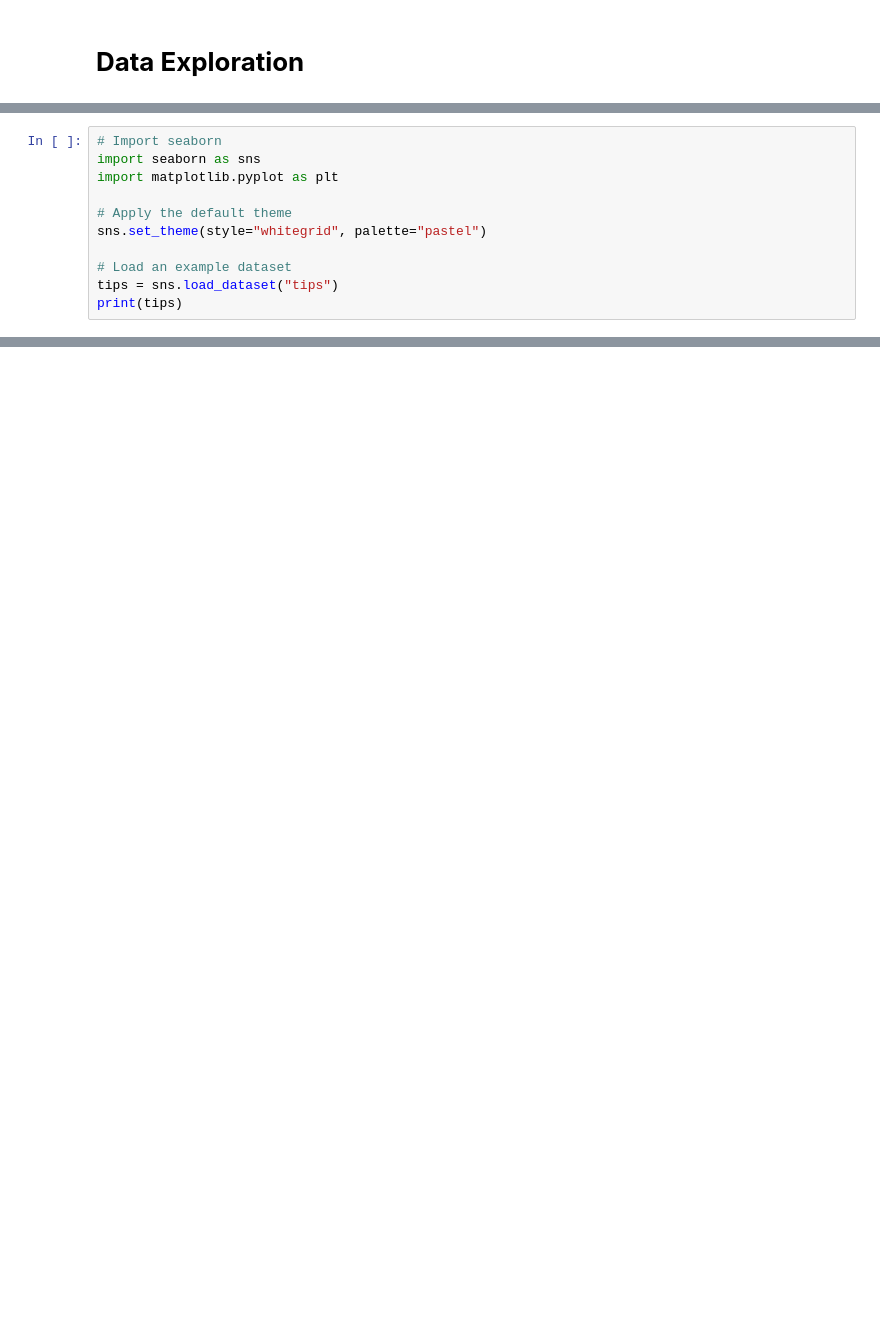
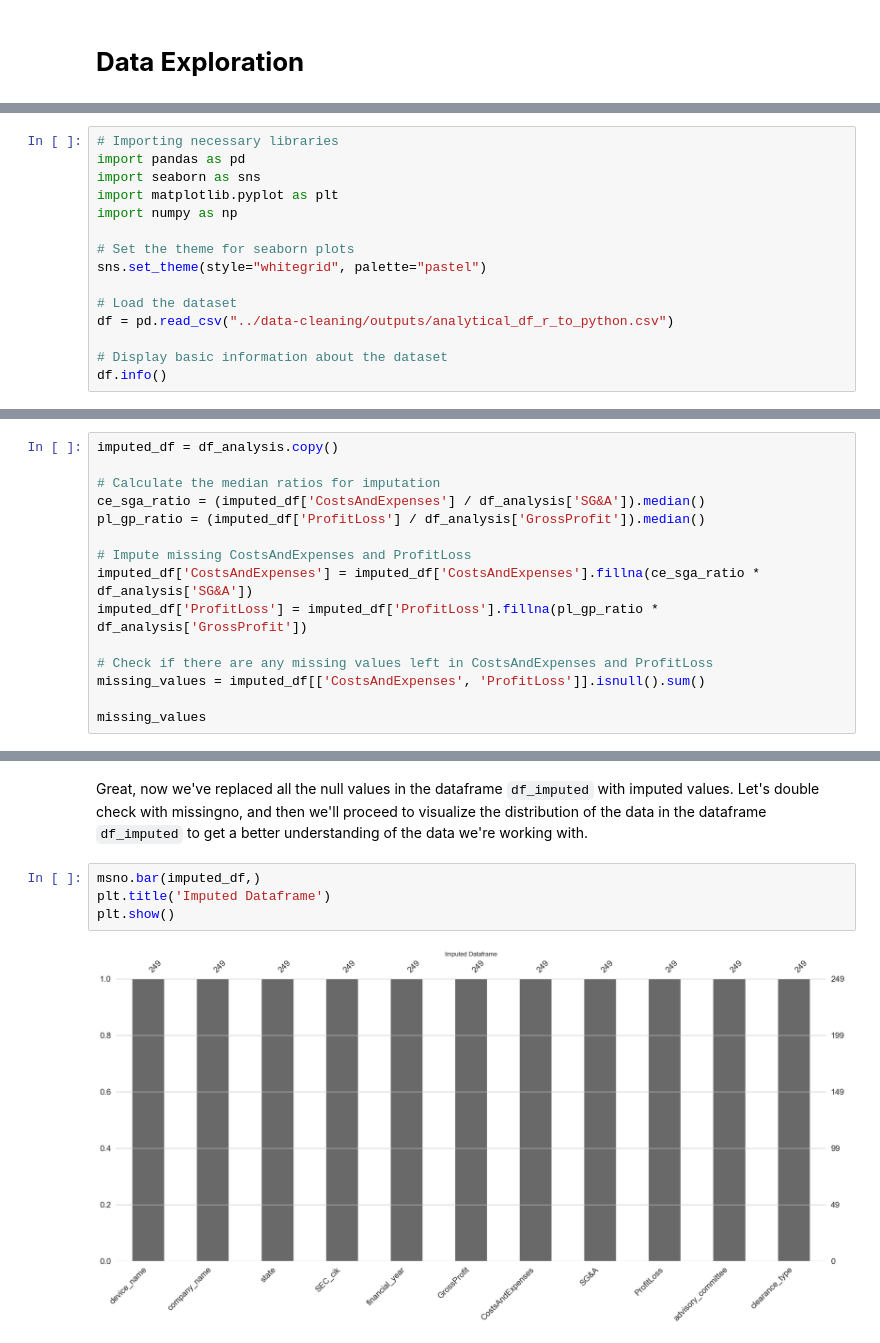
Before and after one commit to anly501/dsan-5000-project-bdools, a Jupyter notebook: DSAN-5000-Website/data-exploration/data-exploration.ipynb, the cells around one changed output, grey strips where cells are left out. Drawn from its saved outputs; the diff is of its cells as text; blank space fills up the shorter version.

Commit message:
Exploratory Data analysis

```diff
--- a/DSAN-5000-Website/data-exploration/data-exploration.ipynb
+++ b/DSAN-5000-Website/data-exploration/data-exploration.ipynb
@@ -7,12 +10,16 @@ Build out your website tab for exploratory data analysis
 # %%
-# Import seaborn
+# Importing necessary libraries
+import pandas as pd
 import seaborn as sns
 import matplotlib.pyplot as plt
+import numpy as np
 
-# Apply the default theme
+# Set the theme for seaborn plots
 sns.set_theme(style="whitegrid", palette="pastel")
 
-# Load an example dataset
-tips = sns.load_dataset("tips")
-print(tips)
+# Load the dataset
+df = pd.read_csv("../data-cleaning/outputs/analytical_df_r_to_python.csv")
+
+# Display basic information about the dataset
+df.info()
 # %% [output]
@@ -46,0 +163,15 @@ plt.show()
+# %%
+imputed_df = df_analysis.copy()
+
+# Calculate the median ratios for imputation
+ce_sga_ratio = (imputed_df['CostsAndExpenses'] / df_analysis['SG&A']).median()
+pl_gp_ratio = (imputed_df['ProfitLoss'] / df_analysis['GrossProfit']).median()
+
+# Impute missing CostsAndExpenses and ProfitLoss
+imputed_df['CostsAndExpenses'] = imputed_df['CostsAndExpenses'].fillna(ce_sga_ratio * df_analysis['SG&A'])
+imputed_df['ProfitLoss'] = imputed_df['ProfitLoss'].fillna(pl_gp_ratio * df_analysis['GrossProfit'])
+
+# Check if there are any missing values left in CostsAndExpenses and ProfitLoss
+missing_values = imputed_df[['CostsAndExpenses', 'ProfitLoss']].isnull().sum()
+
+missing_values
@@ -46,0 +182,8 @@ plt.show()
+# %% [markdown]
+Great, now we've replaced all the null values in the dataframe `df_imputed` with imputed values. Let's double check with missingno, and then we'll proceed to visualize the distribution of the data in the dataframe `df_imputed` to get a better understanding of the data we're working with.
+# %%
+msno.bar(imputed_df,)
+plt.title('Imputed Dataframe')
+plt.show()
+# %% [output]
+[figure, added]
```
Also changed, not shown: parts of 45 cells of this notebook, 50 other files.
